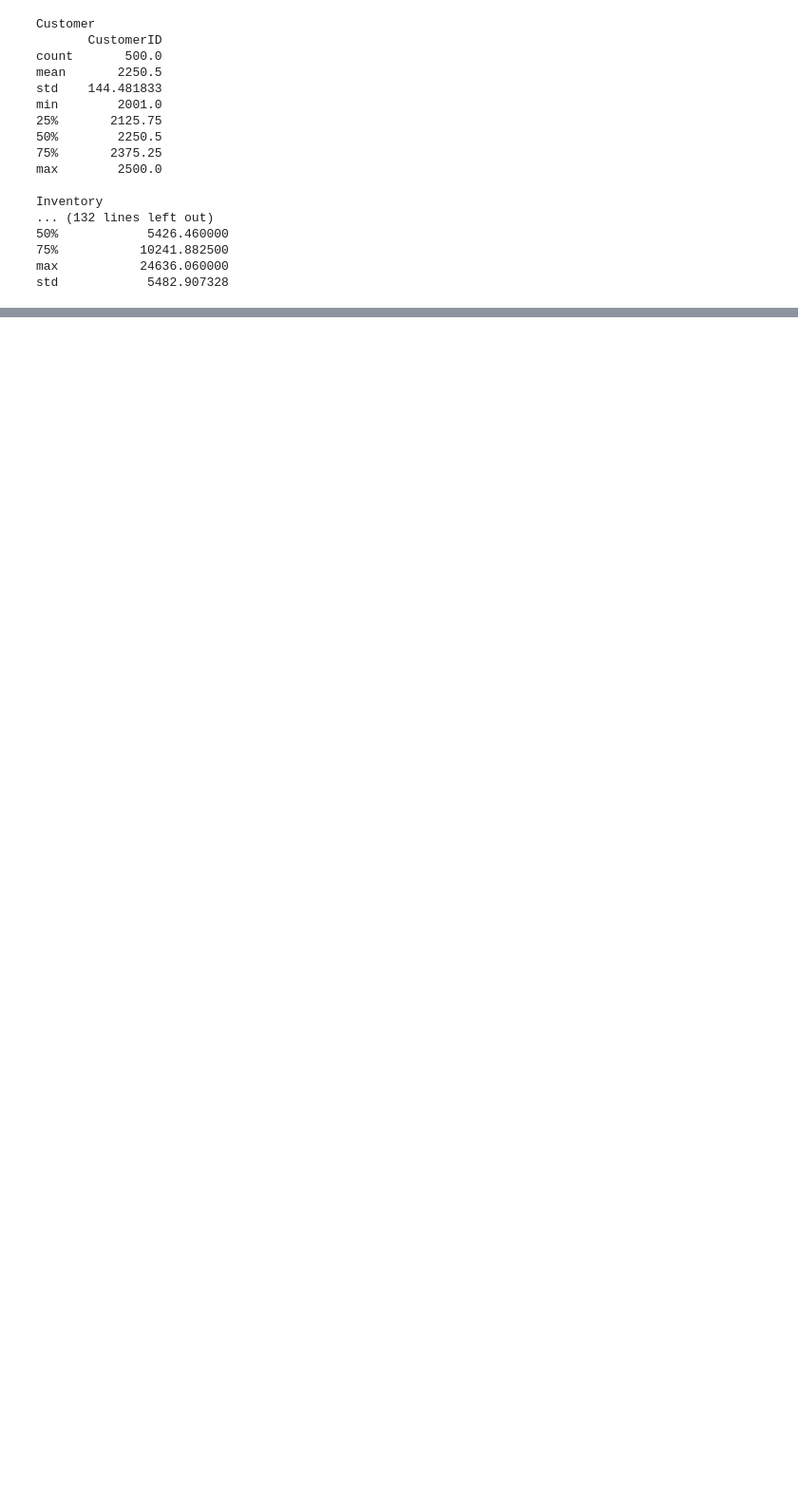
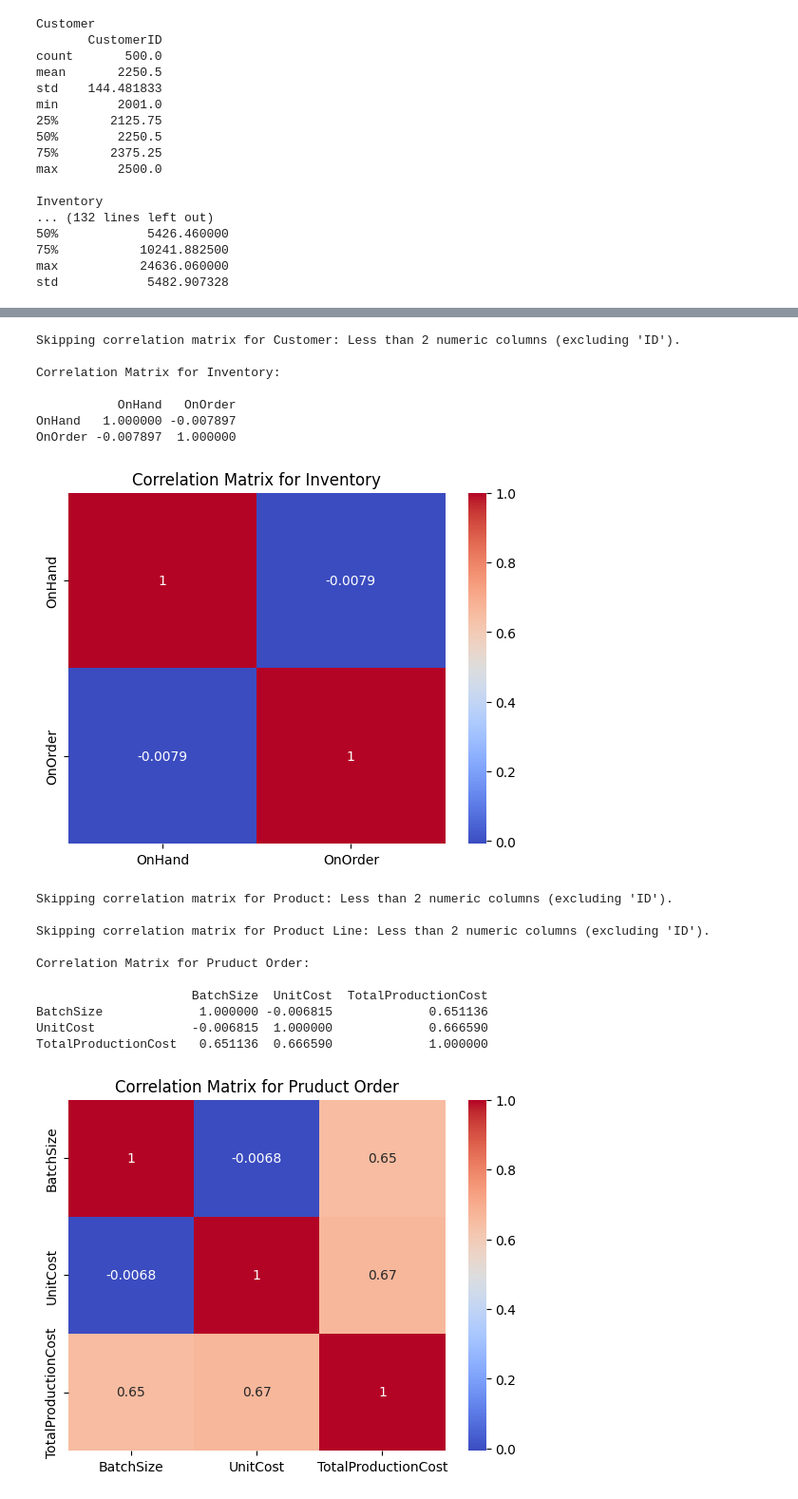
Before and after one commit to myat-thu004/Beverage_Data_Analysis, a Jupyter notebook: Exploratory_Beverage.ipynb, the cells around one changed output, grey strips where cells are left out. Shown at 95% size. Drawn from its saved outputs; the diff is of its cells as text; code cells hidden in the pictures; blank space fills up the shorter version.

```diff
--- a/Exploratory_Beverage.ipynb
+++ b/Exploratory_Beverage.ipynb
@@ -342,0 +289,37 @@ No numeric columns (excluding 'ID' columns) found in Supplier.
+# %%
+for name, df in dataframes.items():
+    # Select only numeric columns (int and float) but exclude those ending with 'ID'
+    numeric_df = df.select_dtypes(include=['int64', 'float64'])
+    numeric_df = numeric_df.loc[:, ~numeric_df.columns.str.endswith('ID')]
+
+    # Proceed only if there are more than one numeric columns
+    if numeric_df.shape[1] > 1:
+        # Calculate the correlation matrix
+        correlation_matrix = numeric_df.corr()
+        print(f"\nCorrelation Matrix for {name}:\n")
+        print(correlation_matrix)
+        sns.heatmap(correlation_matrix, annot=True, cmap='coolwarm')
+        plt.title(f'Correlation Matrix for {name}')
+        plt.show()
+    else:
+        print(f"\nSkipping correlation matrix for {name}: Less than 2 numeric columns (excluding 'ID').")
+# %% [output]
+Skipping correlation matrix for Customer: Less than 2 numeric columns (excluding 'ID').
+
+Correlation Matrix for Inventory:
+
+           OnHand   OnOrder
+OnHand   1.000000 -0.007897
+OnOrder -0.007897  1.000000
+[figure, added]
+Skipping correlation matrix for Product: Less than 2 numeric columns (excluding 'ID').
+
+Skipping correlation matrix for Product Line: Less than 2 numeric columns (excluding 'ID').
+
+Correlation Matrix for Pruduct Order:
+
+                     BatchSize  UnitCost  TotalProductionCost
+BatchSize             1.000000 -0.006815             0.651136
+UnitCost             -0.006815  1.000000             0.666590
+TotalProductionCost   0.651136  0.666590             1.000000
+[figure, added]
```
Also changed, not shown: parts of 25 cells of this notebook.
